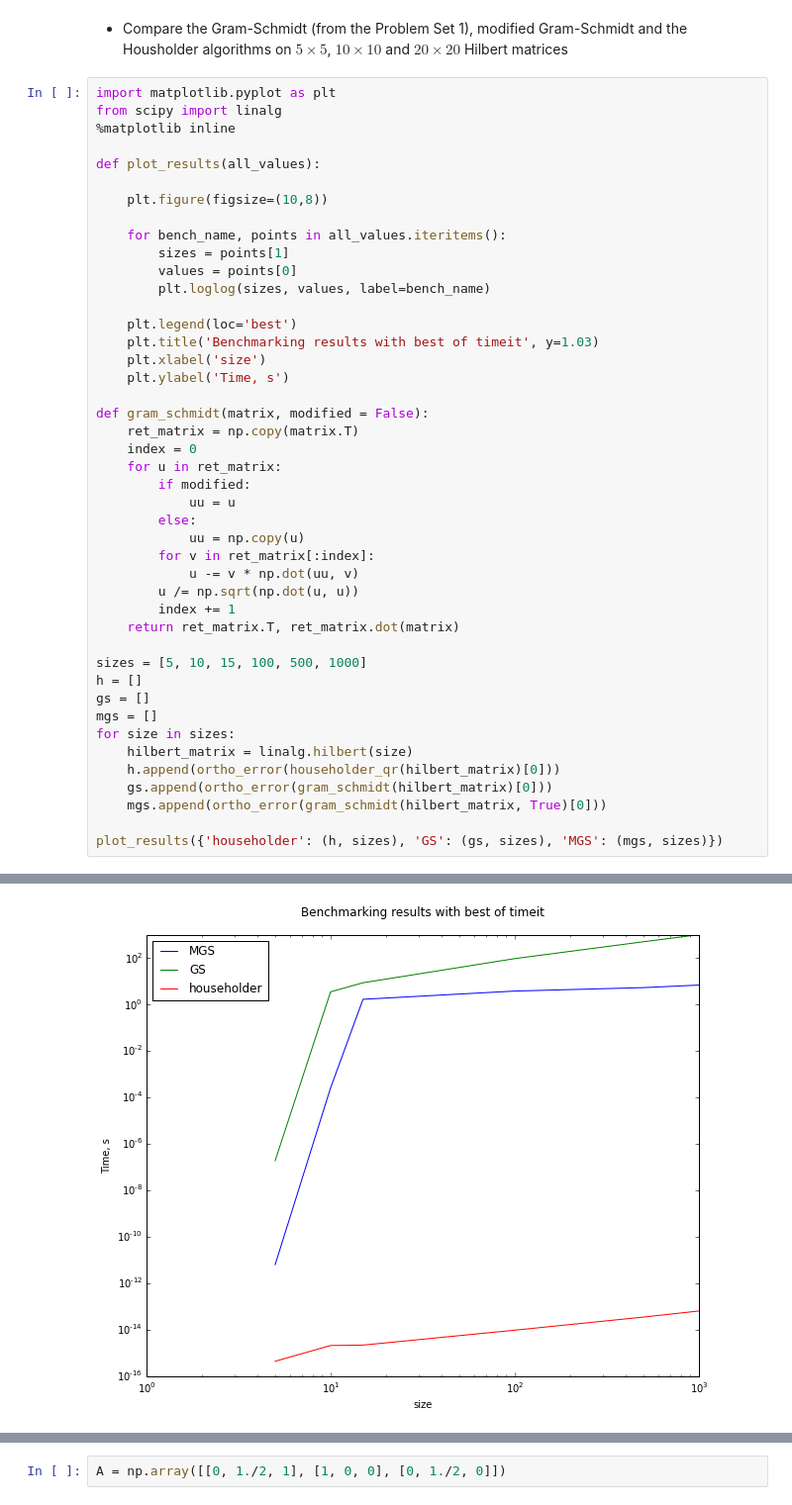
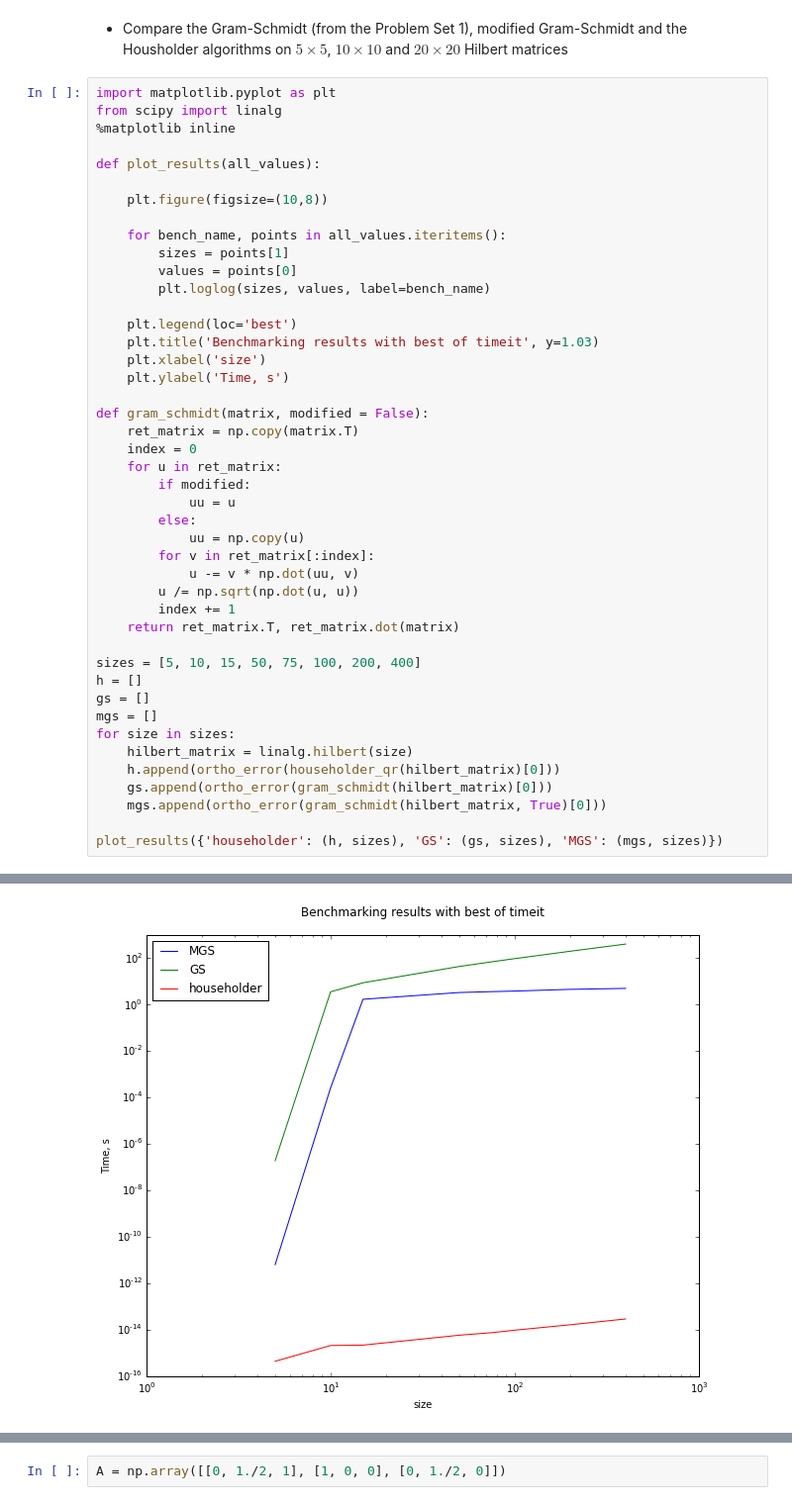
Before and after one commit to silkbottle/nla-hometasks, a Jupyter notebook: homework-3.ipynb, the cells around one changed output, grey strips where cells are left out. Shown at 99% size. Cells and saved outputs as stored; diff of their text form.

```diff
--- a/homework-3.ipynb
+++ b/homework-3.ipynb
@@ -129,7 +142,7 @@ def gram_schmidt(matrix, modified = False):
         index += 1
     return ret_matrix.T, ret_matrix.dot(matrix)
 
-sizes = [5, 10, 15, 100, 500, 1000]
+sizes = [5, 10, 15, 50, 75, 100, 200, 400]
 h = []
 gs = []
 mgs = []
@@ -147,4 +157,4 @@ householder slope 0.762
-[figure, old version]
+[figure, new version]
 # %% [markdown]
 # Problem 3 (PageRank)
 
```
Also changed, not shown: parts of 37 cells of this notebook.
